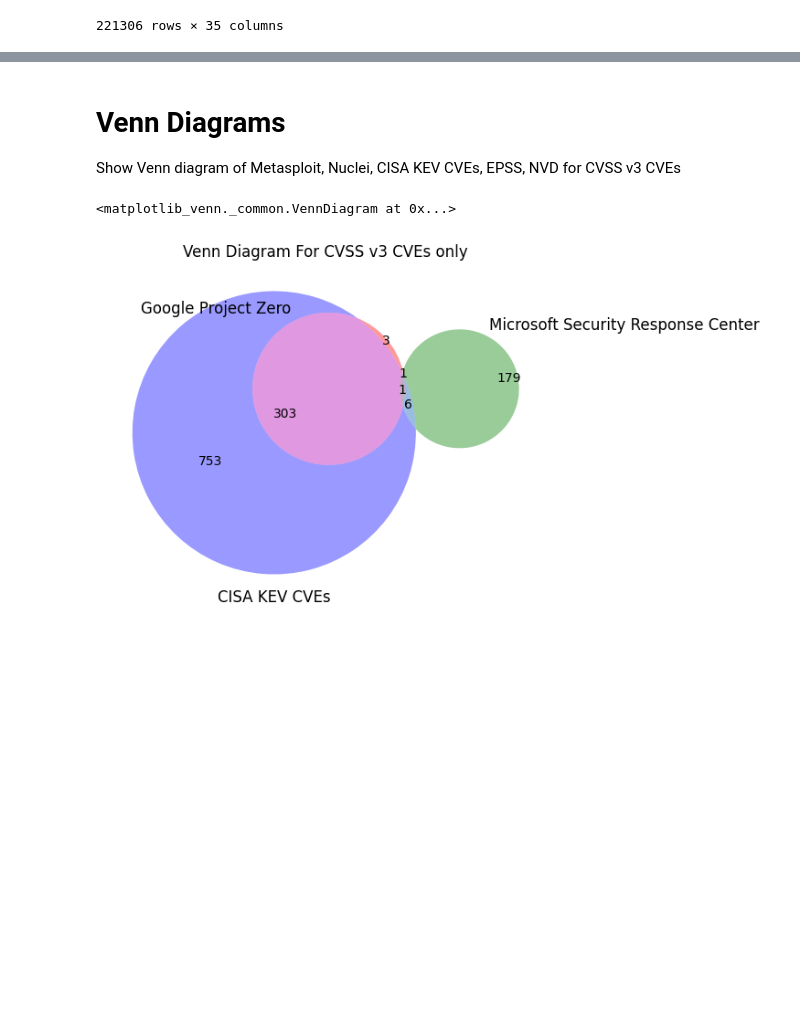
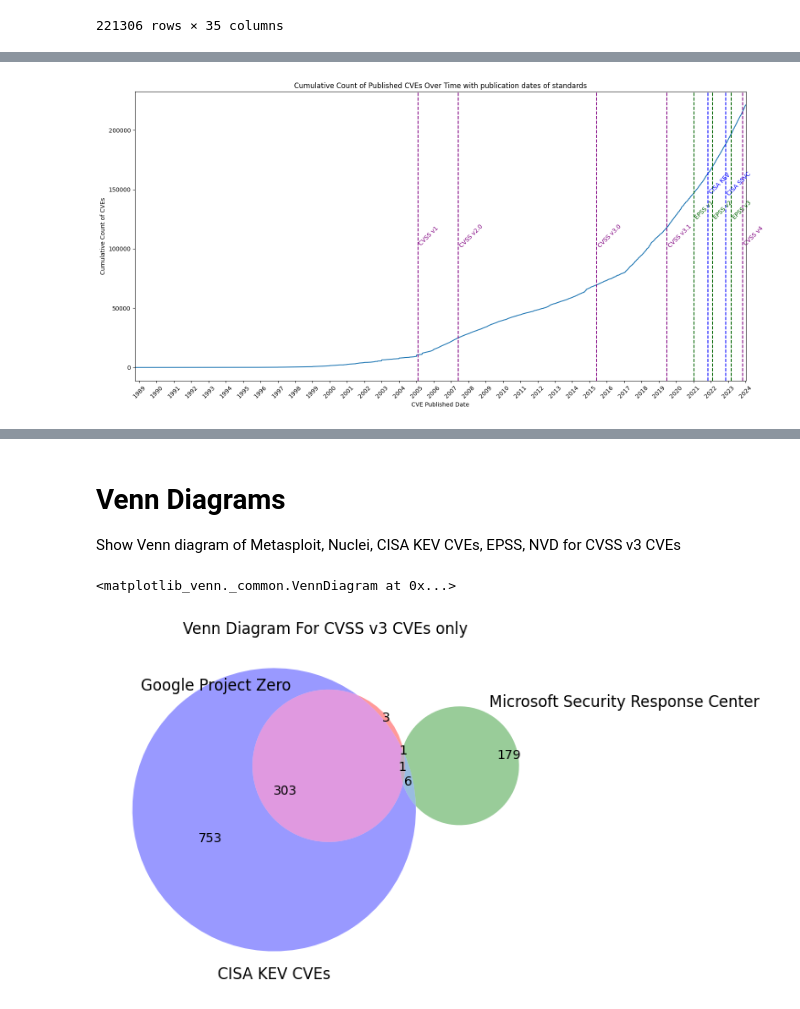
Before and after one commit to RiskBasedPrioritization/RiskBasedPrioritizationAnalysis, a Jupyter notebook: analysis/cisa_kev_epss_cvss.ipynb, the cells around one changed output, grey strips where cells are left out. Drawn from its saved outputs; the diff is of its cells as text; code cells hidden in the pictures; blank space fills up the shorter version.

Commit message:
cves cumulative with standards publication dates

```diff
--- a/analysis/cisa_kev_epss_cvss.ipynb
+++ b/analysis/cisa_kev_epss_cvss.ipynb
@@ -32,0 +49,81 @@ df
+# %%
+import matplotlib.pyplot as plt
+import matplotlib.dates as mdates
+
+# Convert the "Published" column to datetime
+df['Published'] = pd.to_datetime(df['Published'])
+
+# Sort the DataFrame by the "Published" column
+df = df.sort_values(by='Published')
+
+# Calculate the cumulative count using cumsum()
+df['Cumulative Count'] = 1  # Initialize a column with 1s
+df['Cumulative Count'] = df['Cumulative Count'].cumsum()  # Calculate the cumulative sum
+
+# Calculate the count per year
+df['Year'] = df['Published'].dt.year
+count_per_year = df['Year'].value_counts().sort_index().reset_index()
+count_per_year.columns = ['Year', 'Count']
+
+# Create the plot
+plt.figure(figsize=(16, 8))
+sns.lineplot(data=df, x='Published', y='Cumulative Count')
+plt.xlabel('CVE Published Date')
+plt.ylabel('Cumulative Count of CVEs')
+plt.title('Cumulative Count of Published CVEs Over Time with publication dates of standards')
+
+# Format x-axis to display only the years
+ax = plt.gca()
+ax.xaxis.set_major_locator(mdates.YearLocator())
+ax.xaxis.set_major_formatter(mdates.DateFormatter('%Y'))
+
+# Set the x-axis limits to cover the data's date range
+ax.set_xlim(df['Published'].min(), df['Published'].max())
+
+# Plot vertical lines
+# use .mean() to plot text in vertical middle
+#   Shift Y mean() position due to overcrowding
+# Create a dictionary for CVSS, EPSS, Other dates
+cvss_dates = {
+    'CVSS v4'  : '2023-11-01',
+    'CVSS v3.1': '2019-06-17',
+    'CVSS v3.0': '2015-06-01',
+    'CVSS v2.0': '2007-06-01',
+    'CVSS v1'  : '2005-02-01'
+}
+
+epss_dates = {
+    'EPSS v3': '2023-03-07',
+    'EPSS v2': '2022-02-04',
+    'EPSS v1': '2021-01-06'
+}
+
+cisa_events = {
+    'CISA SSVC': '2022-11-10',
+    'CISA KEV' : '2021-11-03'
+}
+
+# Plot vertical lines and labels for CVSS dates:
+# #CVSS dates from https://en.wikipedia.org/wiki/Common_Vulnerability_Scoring_System
+for label, date in cvss_dates.items():
+    plt.axvline(pd.Timestamp(date), color='purple', linestyle='--', label=label)
+    plt.text(pd.Timestamp(date), (df['Cumulative Count'].mean()), label, color='purple', rotation=45, verticalalignment='center')
+
+# Plot vertical lines and labels for EPSS dates
+for label, date in epss_dates.items():
+    plt.axvline(pd.Timestamp(date), color='darkgreen', linestyle='--', label=label)
+    plt.text(pd.Timestamp(date), (df['Cumulative Count'].mean())*1.2, label, color='darkgreen', rotation=45, verticalalignment='center')
+
+# Plot vertical lines and labels for CISA events.
+# https://www.cisa.gov/news-events/alerts/2022/11/10/cisa-releases-ssvc-methodology-prioritize-vulnerabilities
+# https://www.cisa.gov/news-events/news/kev-catalog-reaches-1000-what-does-mean-and-what-have-we-learned
+for label, date in cisa_events.items():
+    plt.axvline(pd.Timestamp(date), color='blue', linestyle='--', label=label)
+    plt.text(pd.Timestamp(date), (df['Cumulative Count'].mean())*1.4, label, color='blue', rotation=45, verticalalignment='center')
+
+
+plt.xticks(rotation=45)  # Rotate x-axis labels for better readability
+plt.tight_layout()
+plt.show()
+# %% [output]
+[figure, added]
```
Also changed, not shown: parts of 3 cells of this notebook, 1 other file.
